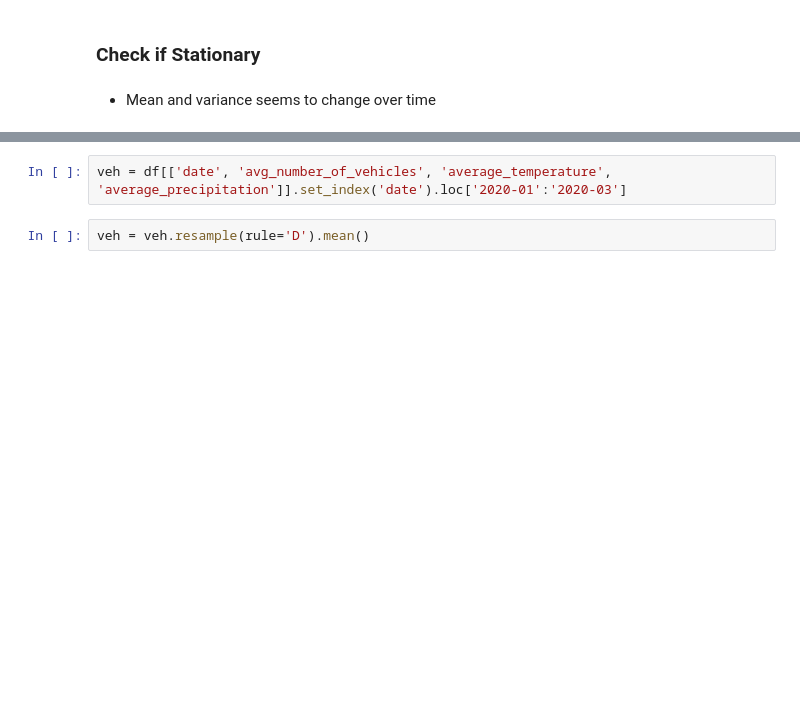
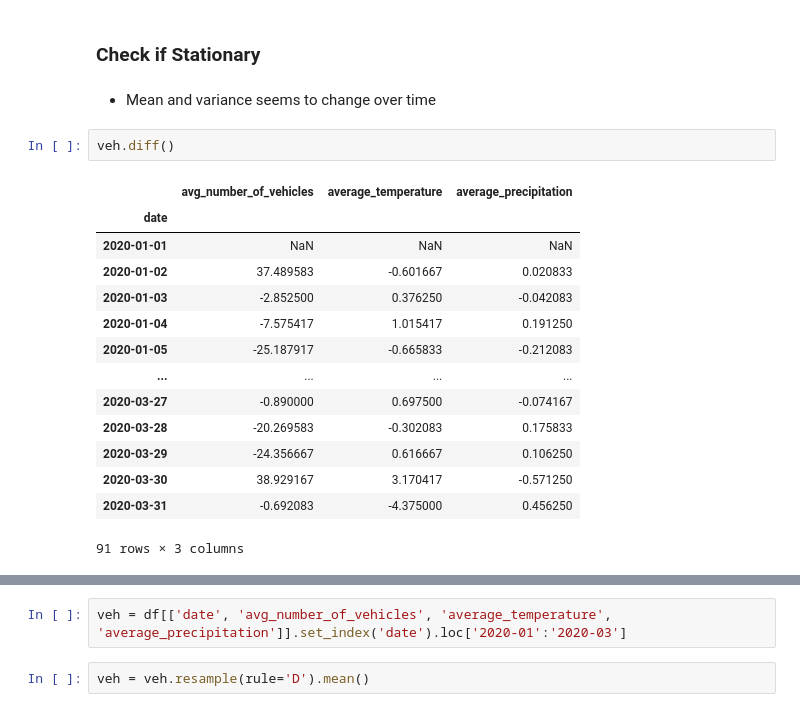
Before and after one commit to LeventSoykan/Analysis_IBB_Istanbul_Weather_Traffic_Dataset, a Jupyter notebook: multivariate_ts_analysis_traffic.ipynb, the cells around one changed output, grey strips where cells are left out. Drawn from its saved outputs; the diff is of its cells as text; blank space fills up the shorter version.

Commit message:
Update multivariate_ts_analysis_traffic.ipynb
Correlation among temperature, precipitation and traffic

```diff
--- a/multivariate_ts_analysis_traffic.ipynb
+++ b/multivariate_ts_analysis_traffic.ipynb
@@ -195,3 +195,20 @@ plt.scatter(num_veh_change, avg_precip);
 ### Check if Stationary
 # %% [markdown]
 * Mean and variance seems to change over time
+# %%
+veh.diff()
+# %% [output]
+|  | avg_number_of_vehicles | average_temperature | average_precipitation |
+| date |  |  |  |
+| 2020-01-01 | NaN | NaN | NaN |
+| 2020-01-02 | 37.489583 | -0.601667 | 0.020833 |
+| 2020-01-03 | -2.852500 | 0.376250 | -0.042083 |
+| 2020-01-04 | -7.575417 | 1.015417 | 0.191250 |
+| 2020-01-05 | -25.187917 | -0.665833 | -0.212083 |
+| ... | ... | ... | ... |
+| 2020-03-27 | -0.890000 | 0.697500 | -0.074167 |
+| 2020-03-28 | -20.269583 | -0.302083 | 0.175833 |
+| 2020-03-29 | -24.356667 | 0.616667 | 0.106250 |
+| 2020-03-30 | 38.929167 | 3.170417 | -0.571250 |
+| 2020-03-31 | -0.692083 | -4.375000 | 0.456250 |
+91 rows × 3 columns
```
Also changed, not shown: parts of 1 cell of this notebook.
